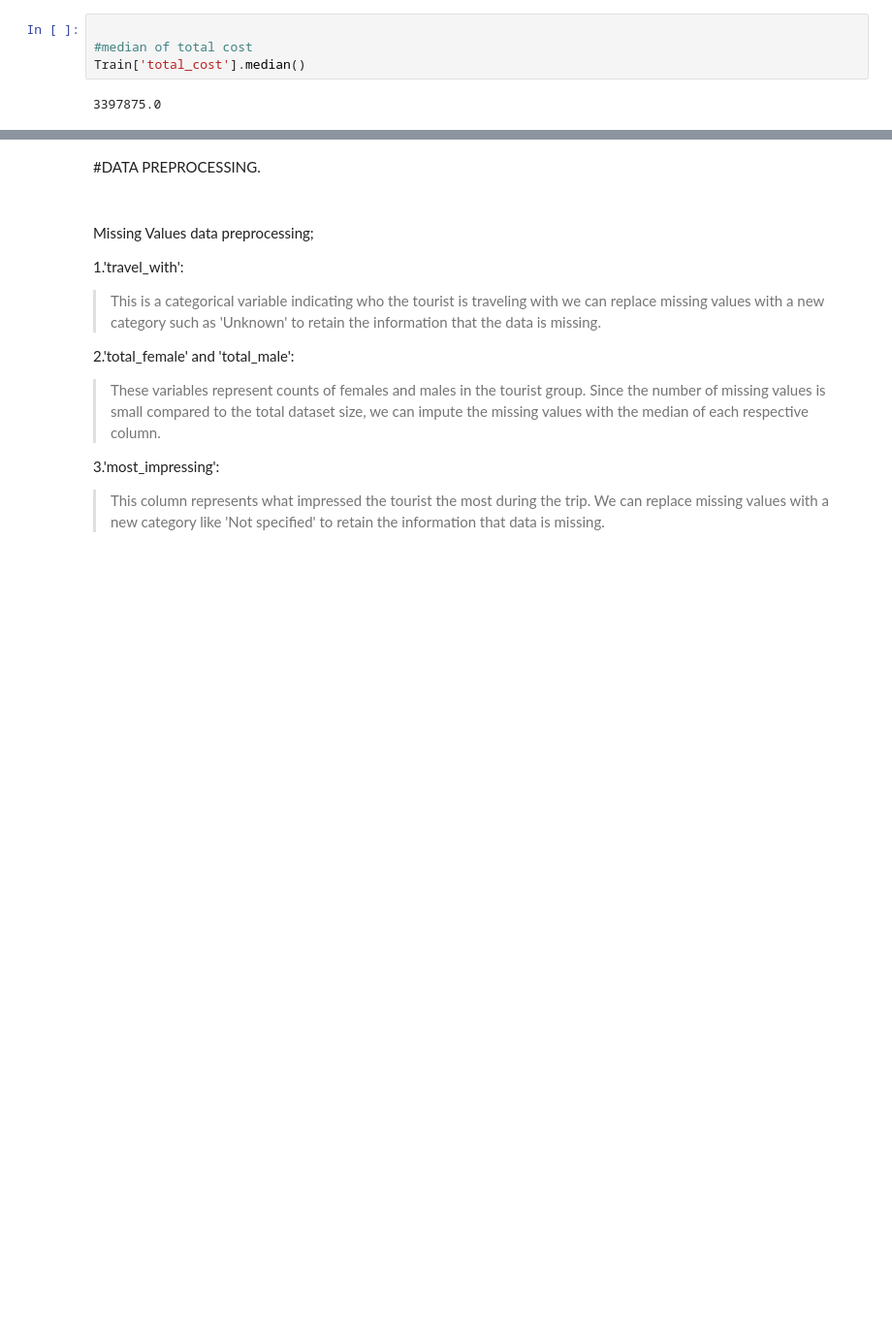
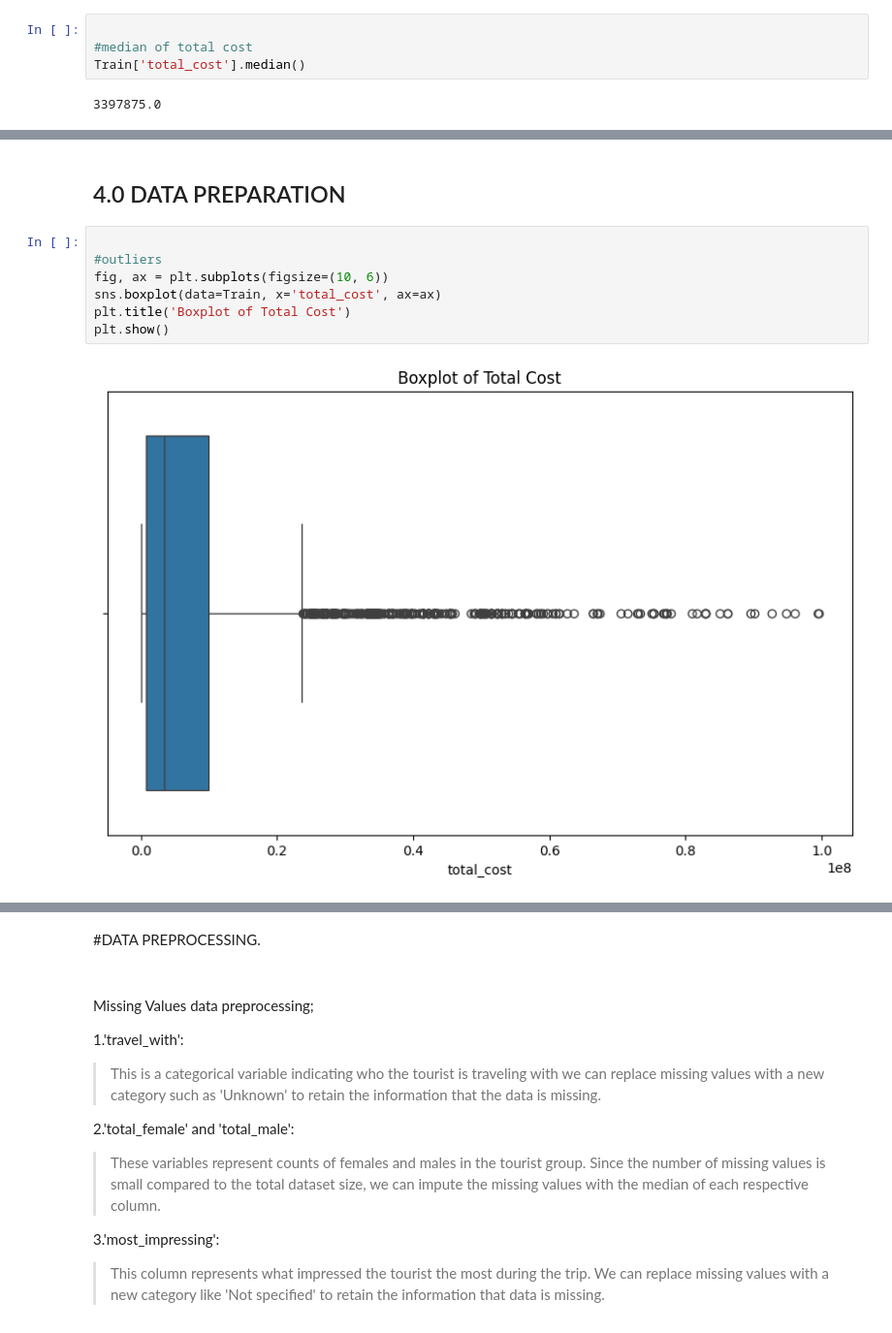
Before and after one commit to marshmoses/Tanzania_Tourism_Prediction, a Jupyter notebook: main.ipynb, the cells around one changed output, grey strips where cells are left out. Shown at 97% size. Saved outputs shown, nothing was run; the diff lists cells and outputs as text; blank space fills up the shorter version.

```diff
--- a/main.ipynb
+++ b/main.ipynb
@@ -294,2 +315,13 @@ for var in numerical_vars:
+# %% [markdown]
+## 4.0 DATA PREPARATION
+# %%
+
+#outliers
+fig, ax = plt.subplots(figsize=(10, 6))
+sns.boxplot(data=Train, x='total_cost', ax=ax)
+plt.title('Boxplot of Total Cost')
+plt.show()
+# %% [output]
+[figure, added]
 # %%
 
```
Also changed, not shown: parts of 118 cells of this notebook, 2 other files.
